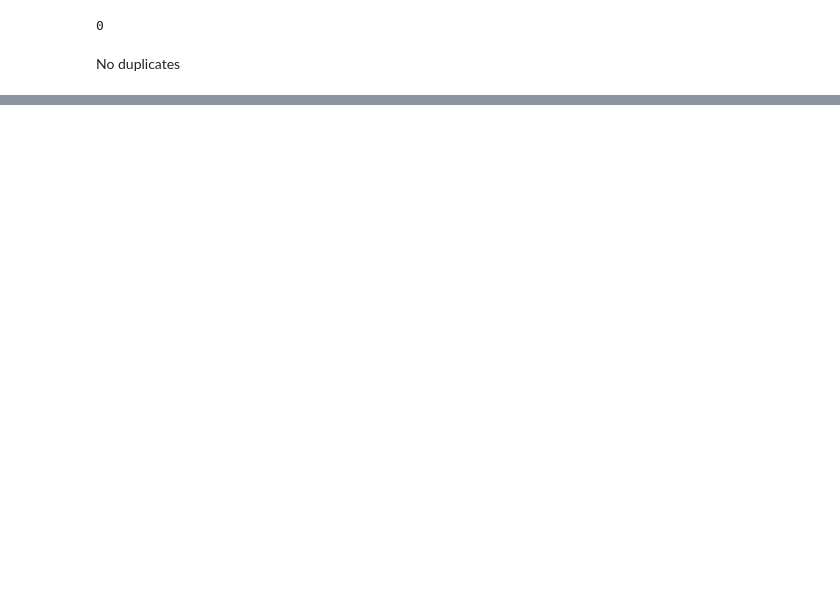
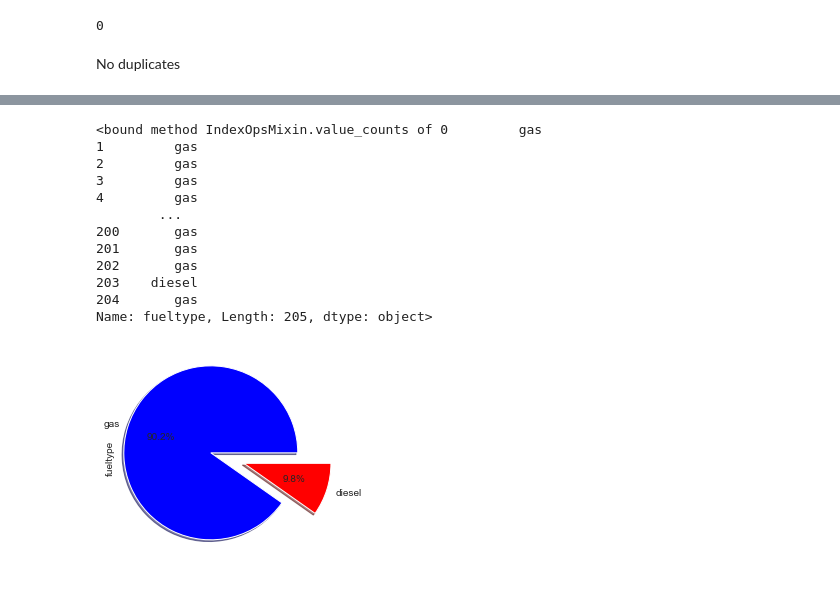
Before and after one commit to Tejasva99/DS---Lab, a Jupyter notebook: Week 3&4/Assignment 4/AS4.ipynb, the cells around one changed output, grey strips where cells are left out. Saved outputs shown, nothing was run; the diff lists cells and outputs as text; code cells hidden in the pictures; blank space fills up the shorter version.

```diff
--- a/Week 3&4/Assignment 4/AS4.ipynb
+++ b/Week 3&4/Assignment 4/AS4.ipynb
@@ -102,0 +180,4 @@ sns.pairplot(y_vars='symboling', x_vars='price', data = data, size = 6)
+# %%
+data["carname"] = data["carname"].str.split(" ",expand=True)[0]
+print(data["carname"].unique())
+print(data["carname"].value_counts())
@@ -102,0 +202,24 @@ sns.pairplot(y_vars='symboling', x_vars='price', data = data, size = 6)
+# %%
+data['carname'] = data['carname'].replace({'maxda': 'mazda',
+                                         'porcshce': 'porsche',
+                                         'toyouta': 'toyota',
+                                         'vokswagen': 'volkswagen',
+                                         'vw': 'volkswagen',
+                                         'Nissan': 'nissan' })
+# %%
+data['fueltype'].value_counts().plot(kind='pie',explode=[0.2,0.2],autopct='%1.1f%%', shadow=True, colors=['b','r'])
+print(data['fueltype'].value_counts)
+# %% [output]
+<bound method IndexOpsMixin.value_counts of 0         gas
+1         gas
+2         gas
+3         gas
+4         gas
+        ...
+200       gas
+201       gas
+202       gas
+203    diesel
+204       gas
+Name: fueltype, Length: 205, dtype: object>
+[figure, added]
```
Also changed, not shown: parts of 77 cells of this notebook, 1 other file.
